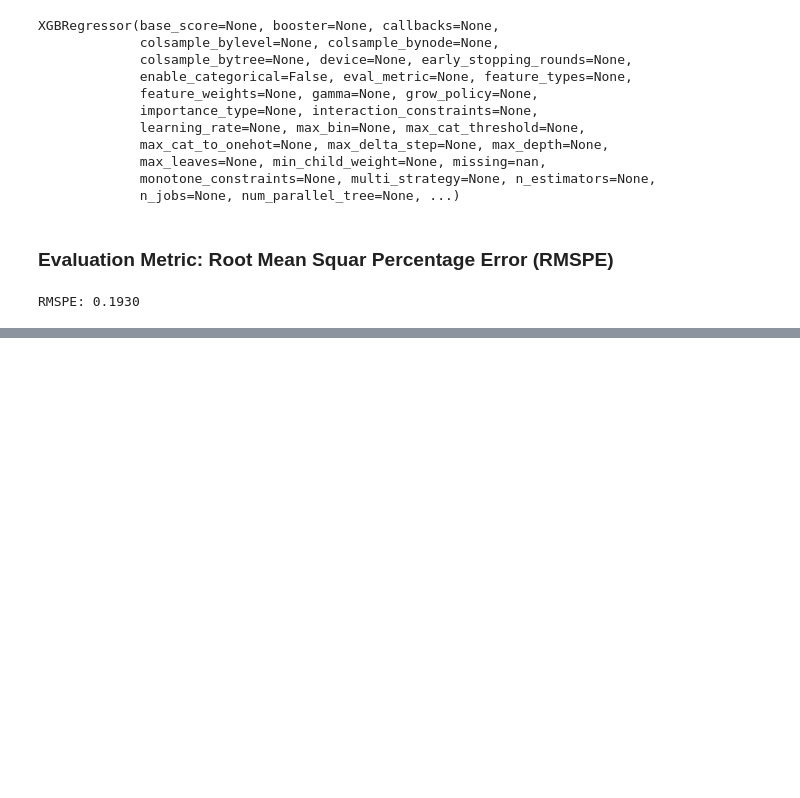
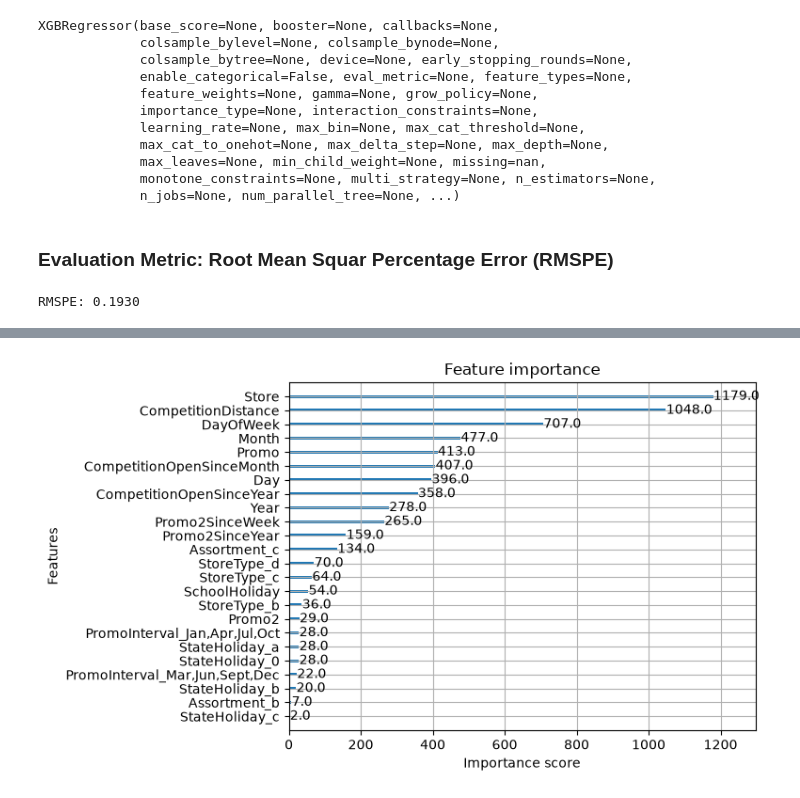
Before and after one commit to Hana-esf/Machnie-Learning-Projects, a Jupyter notebook: RossmannStoreSales/Rossmann_Store_Sales.ipynb, the cells around one changed output, grey strips where cells are left out. Drawn from its saved outputs; the diff is of its cells as text; code cells hidden in the pictures; blank space fills up the shorter version.

Commit message:
Optimizing the model using feature importance

```diff
--- a/RossmannStoreSales/Rossmann_Store_Sales.ipynb
+++ b/RossmannStoreSales/Rossmann_Store_Sales.ipynb
@@ -160,6 +160,9 @@ train['Month'] = train['Date'].dt.month
 train['Year'] = train['Date'].dt.year
 train['Day'] = train['Date'].dt.day
 
+# --- NEW FEATURE ENGINEERING GOES HERE ---
+train['Beginning_of_Month'] = (train['Day'] <= 5).astype(int)
+
 # 4. Do ONE final merge
 train = pd.merge(train, store, on='Store')
 # %%
@@ -263,0 +278,9 @@ RMSPE: 0.1930
+# %%
+import matplotlib.pyplot as plt
+from xgboost import plot_importance
+
+# Plot the features based on how often the model used them
+plot_importance(model)
+plt.show()
+# %% [output]
+[figure, added]
```
Also changed, not shown: parts of 4 cells of this notebook.
